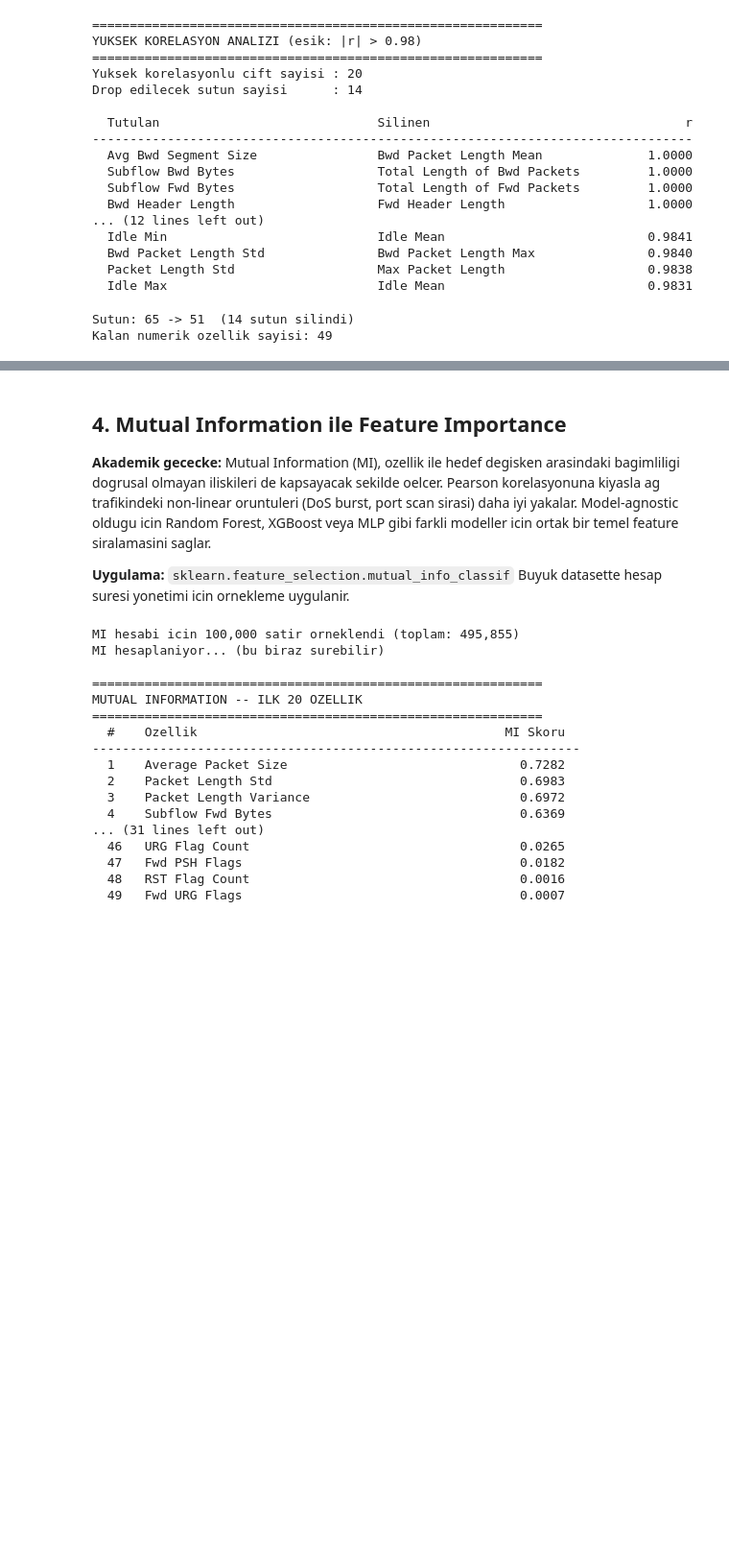
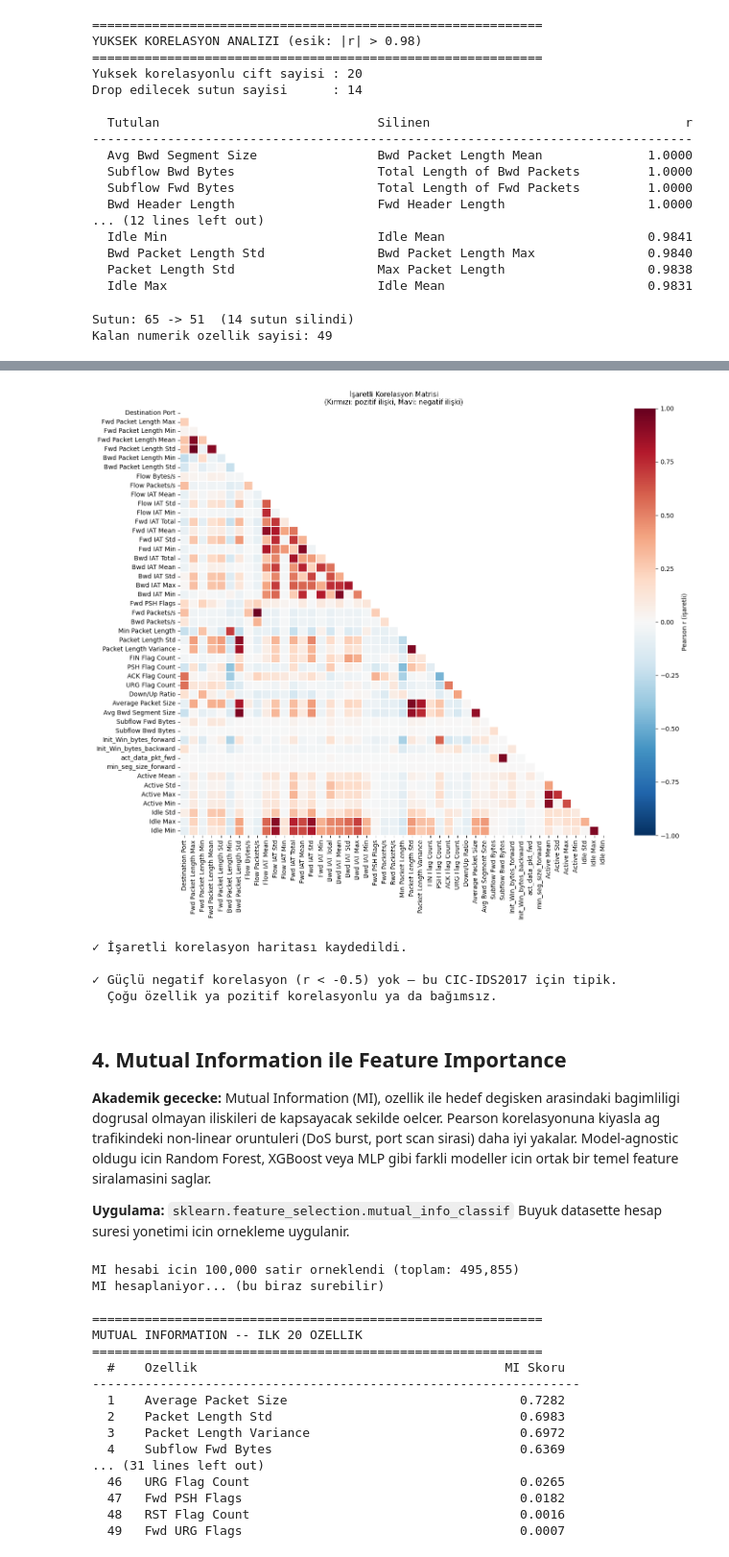
Before and after one commit to goktu9/ids-attack-detection, a Jupyter notebook: notebooks/03_feature_engineering.ipynb, the cells around one changed output, grey strips where cells are left out. Shown at 96% size. Drawn from its saved outputs; the diff is of its cells as text; code cells hidden in the pictures; blank space fills up the shorter version.

```diff
--- a/notebooks/03_feature_engineering.ipynb
+++ b/notebooks/03_feature_engineering.ipynb
@@ -237,3 +237,72 @@ print(f"Kalan numerik ozellik sayisi: {len(numeric_cols)}")
 # %% [output]
 Sutun: 65 -> 51  (14 sutun silindi)
 Kalan numerik ozellik sayisi: 49
+# %%
+# ── Korelasyon Yön Analizi (Signed Correlation) ───────────────────────────
+print("=" * 70)
+print("KORELASYON YÖN ANALİZİ")
+print("=" * 70)
+
+# İşaretli korelasyon matrisi (abs olmadan)
+corr_signed = df[feature_cols].corr(method="pearson")
+
+# Pozitif yüksek korelasyonlar (r > 0.5)
+upper_signed = corr_signed.where(
+    np.triu(np.ones(corr_signed.shape), k=1).astype(bool)
+)
+
+pos_pairs = [(c, r, upper_signed.loc[r, c])
+             for c in upper_signed.columns
+             for r in upper_signed.index
+             if pd.notna(upper_signed.loc[r, c])
+             and upper_signed.loc[r, c] > 0.5]
+
+neg_pairs = [(c, r, upper_signed.loc[r, c])
+             for c in upper_signed.columns
+             for r in upper_signed.index
+             if pd.notna(upper_signed.loc[r, c])
+             and upper_signed.loc[r, c] < -0.5]
+
+print(f"\nPOZİTİF yüksek korelasyon (r > 0.5): {len(pos_pairs)} çift")
+print("→ Bu çiftler AYNI YÖNDE hareket ediyor.")
+print("  (Biri artınca diğeri de artıyor — örn: paket boyutu ↑, akış boyutu ↑)\n")
+
+print(f"NEGATİF yüksek korelasyon (r < -0.5): {len(neg_pairs)} çift")
+print("→ Bu çiftler ZIT YÖNDE hareket ediyor.")
+print("  (Biri artınca diğeri azalıyor — örn: paket hızı ↑, paket süresi ↓)\n")
+
+# Görsel: Signed heatmap (sadece final feature_cols)
+if len(feature_cols) <= 50:
+    fig, ax = plt.subplots(figsize=(14, 12))
+    mask = np.triu(np.ones_like(corr_signed[feature_cols].loc[feature_cols], dtype=bool))
+    sns.heatmap(
+        corr_signed[feature_cols].loc[feature_cols],
+        mask=mask,
+        cmap="RdBu_r",      # Kırmızı=pozitif, Mavi=negatif
+        center=0,
+        vmin=-1, vmax=1,
+        annot=False,
+        ax=ax,
+        linewidths=0.3,
+        cbar_kws={"label": "Pearson r (işaretli)"}
+    )
+    ax.set_title(
+        "İşaretli Korelasyon Matrisi\n"
+        "(Kırmızı: pozitif ilişki, Mavi: negatif ilişki)",
+        fontsize=11
+    )
+    plt.tight_layout()
+    plt.savefig("../data/csv/signed_correlation_heatmap.png",
+                dpi=150, bbox_inches="tight")
+    plt.show()
+    print("✓ İşaretli korelasyon haritası kaydedildi.")
+
+# Negatif çiftlerin listesi (varsa)
+if neg_pairs:
+    print("\nNegatif korelasyonlu çiftler:")
+    for c1, c2, r in sorted(neg_pairs, key=lambda x: x[2])[:10]:
+        print(f"  {c1:<35} ↕ {c2:<35}  r={r:.4f}")
+else:
+    print("\n✓ Güçlü negatif korelasyon (r < -0.5) yok — bu CIC-IDS2017 için tipik.")
+    print("  Çoğu özellik ya pozitif korelasyonlu ya da bağımsız.")
+# %% [output]
@@ -240,3 +320,8 @@ Kalan numerik ozellik sayisi: 49
+[figure, added]
+✓ İşaretli korelasyon haritası kaydedildi.
+
+✓ Güçlü negatif korelasyon (r < -0.5) yok — bu CIC-IDS2017 için tipik.
+  Çoğu özellik ya pozitif korelasyonlu ya da bağımsız.
 # %% [markdown]
 ## 4. Mutual Information ile Feature Importance
 
```
Also changed, not shown: parts of 5 cells of this notebook, 5 other files.
